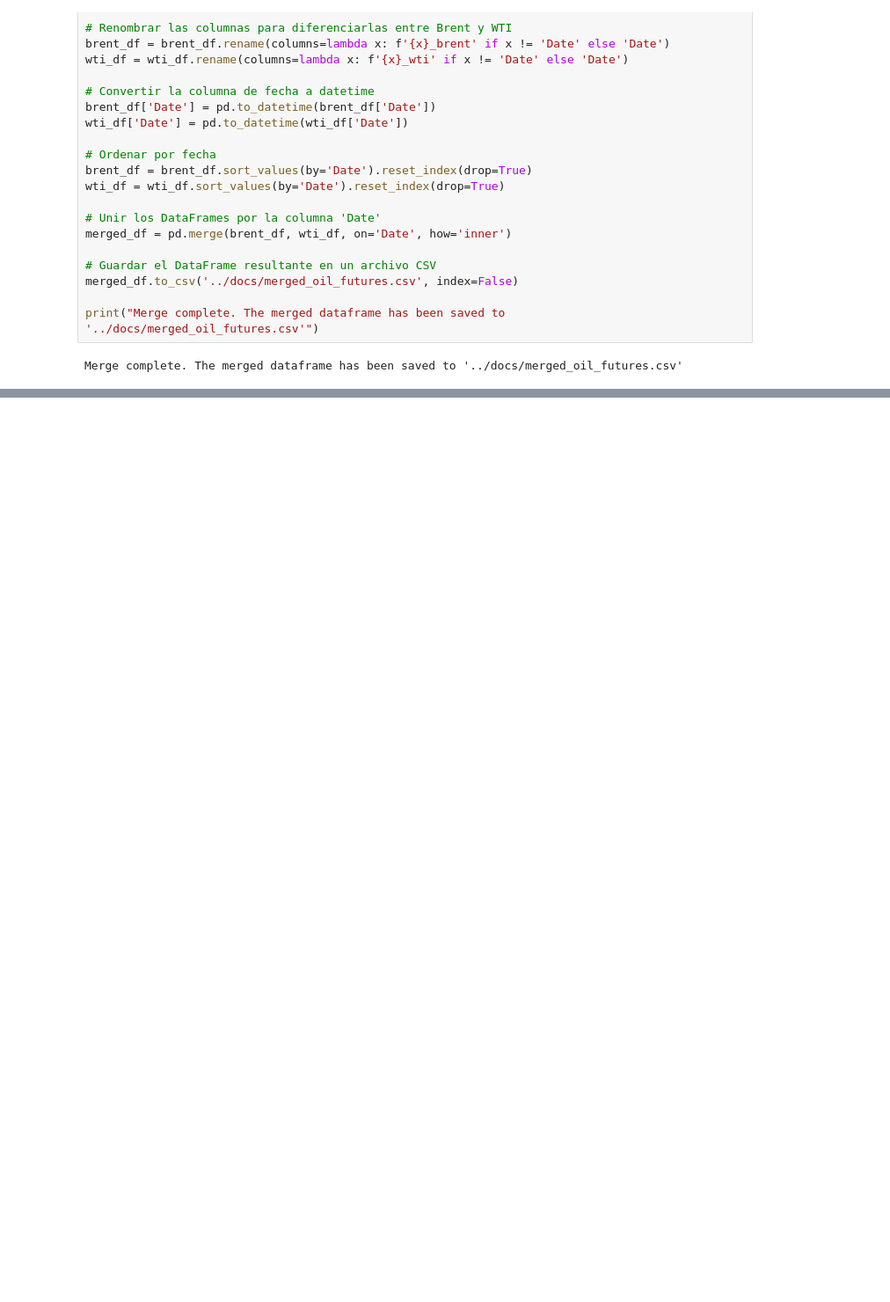
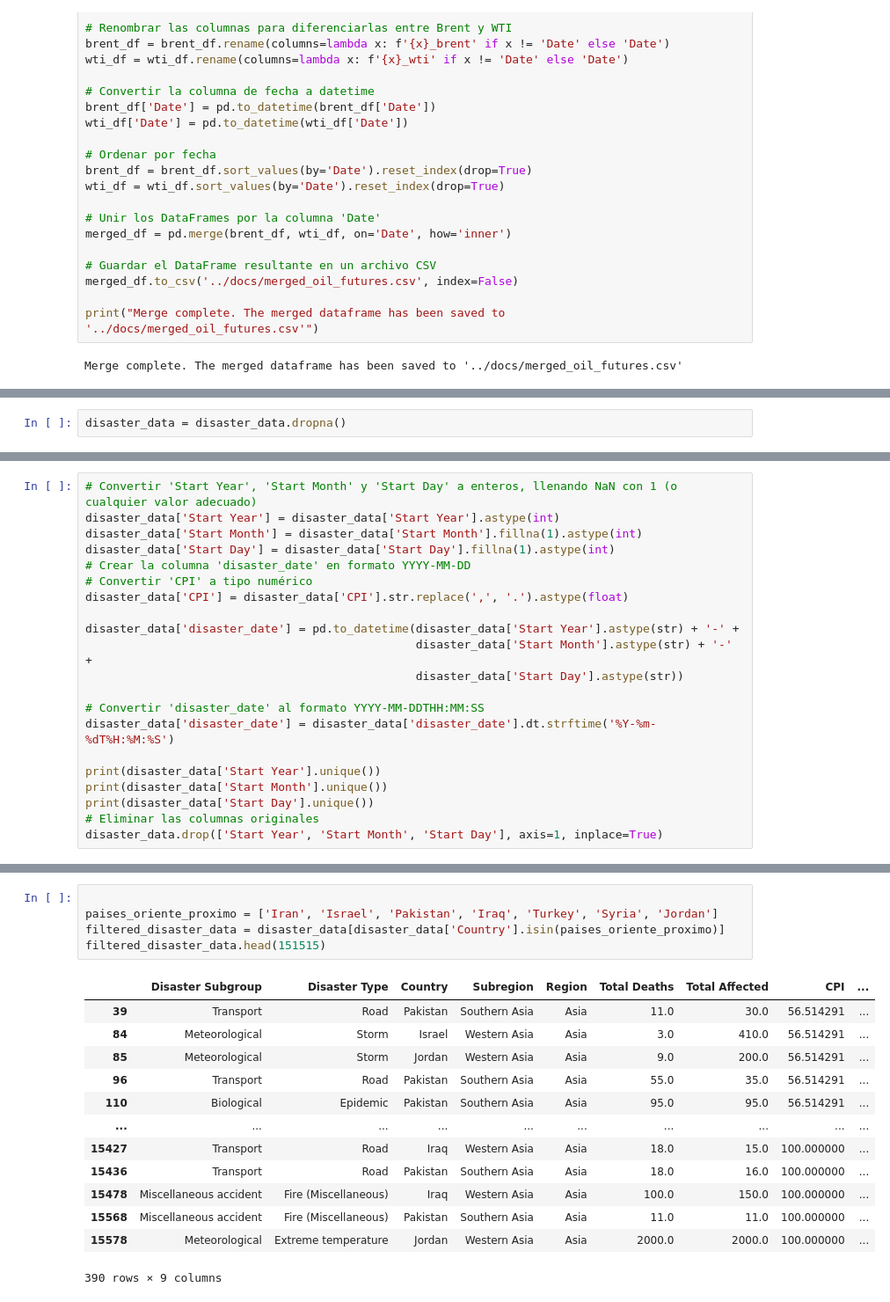
Before and after one commit to sirtxo/-EDA_MiddleEast_Conflicts_Energy, a Jupyter notebook: notebooks/Ipc_Oil_Dissaters_Initial_Analisis.ipynb, the cells around one changed output, grey strips where cells are left out. Shown at 88% size. Drawn from its saved outputs; the diff is of its cells as text; blank space fills up the shorter version.

```diff
--- a/notebooks/Ipc_Oil_Dissaters_Initial_Analisis.ipynb
+++ b/notebooks/Ipc_Oil_Dissaters_Initial_Analisis.ipynb
@@ -110,0 +310,2 @@ Merge complete. The merged dataframe has been saved to '../docs/merged_oil_futur
+# %%
+disaster_data = disaster_data.dropna()
@@ -110,0 +333,21 @@ Merge complete. The merged dataframe has been saved to '../docs/merged_oil_futur
+# %%
+# Convertir 'Start Year', 'Start Month' y 'Start Day' a enteros, llenando NaN con 1 (o cualquier valor adecuado)
+disaster_data['Start Year'] = disaster_data['Start Year'].astype(int)
+disaster_data['Start Month'] = disaster_data['Start Month'].fillna(1).astype(int)
+disaster_data['Start Day'] = disaster_data['Start Day'].fillna(1).astype(int)
+# Crear la columna 'disaster_date' en formato YYYY-MM-DD
+# Convertir 'CPI' a tipo numérico
+disaster_data['CPI'] = disaster_data['CPI'].str.replace(',', '.').astype(float)
+
+disaster_data['disaster_date'] = pd.to_datetime(disaster_data['Start Year'].astype(str) + '-' +
+                                                disaster_data['Start Month'].astype(str) + '-' +
+                                                disaster_data['Start Day'].astype(str))
+
+# Convertir 'disaster_date' al formato YYYY-MM-DDTHH:MM:SS
+disaster_data['disaster_date'] = disaster_data['disaster_date'].dt.strftime('%Y-%m-%dT%H:%M:%S')
+
+print(disaster_data['Start Year'].unique())
+print(disaster_data['Start Month'].unique())
+print(disaster_data['Start Day'].unique())
+# Eliminar las columnas originales
+disaster_data.drop(['Start Year', 'Start Month', 'Start Day'], axis=1, inplace=True)
@@ -110,0 +377,19 @@ Merge complete. The merged dataframe has been saved to '../docs/merged_oil_futur
+# %%
+
+paises_oriente_proximo = ['Iran', 'Israel', 'Pakistan', 'Iraq', 'Turkey', 'Syria', 'Jordan']
+filtered_disaster_data = disaster_data[disaster_data['Country'].isin(paises_oriente_proximo)]
+filtered_disaster_data.head(151515)
+# %% [output]
+|  | Disaster Subgroup | Disaster Type | Country | Subregion | Region | Total Deaths | Total Affected | CPI | ... |
+| 39 | Transport | Road | Pakistan | Southern Asia | Asia | 11.0 | 30.0 | 56.514291 | ... |
+| 84 | Meteorological | Storm | Israel | Western Asia | Asia | 3.0 | 410.0 | 56.514291 | ... |
+| 85 | Meteorological | Storm | Jordan | Western Asia | Asia | 9.0 | 200.0 | 56.514291 | ... |
+| 96 | Transport | Road | Pakistan | Southern Asia | Asia | 55.0 | 35.0 | 56.514291 | ... |
+| 110 | Biological | Epidemic | Pakistan | Southern Asia | Asia | 95.0 | 95.0 | 56.514291 | ... |
+| ... | ... | ... | ... | ... | ... | ... | ... | ... | ... |
+| 15427 | Transport | Road | Iraq | Western Asia | Asia | 18.0 | 15.0 | 100.000000 | ... |
+| 15436 | Transport | Road | Pakistan | Southern Asia | Asia | 18.0 | 16.0 | 100.000000 | ... |
+| 15478 | Miscellaneous accident | Fire (Miscellaneous) | Iraq | Western Asia | Asia | 100.0 | 150.0 | 100.000000 | ... |
+| 15568 | Miscellaneous accident | Fire (Miscellaneous) | Pakistan | Southern Asia | Asia | 11.0 | 11.0 | 100.000000 | ... |
+| 15578 | Meteorological | Extreme temperature | Jordan | Western Asia | Asia | 2000.0 | 2000.0 | 100.000000 | ... |
+390 rows × 9 columns
```
Also changed, not shown: parts of 23 cells of this notebook, 24 other files.
